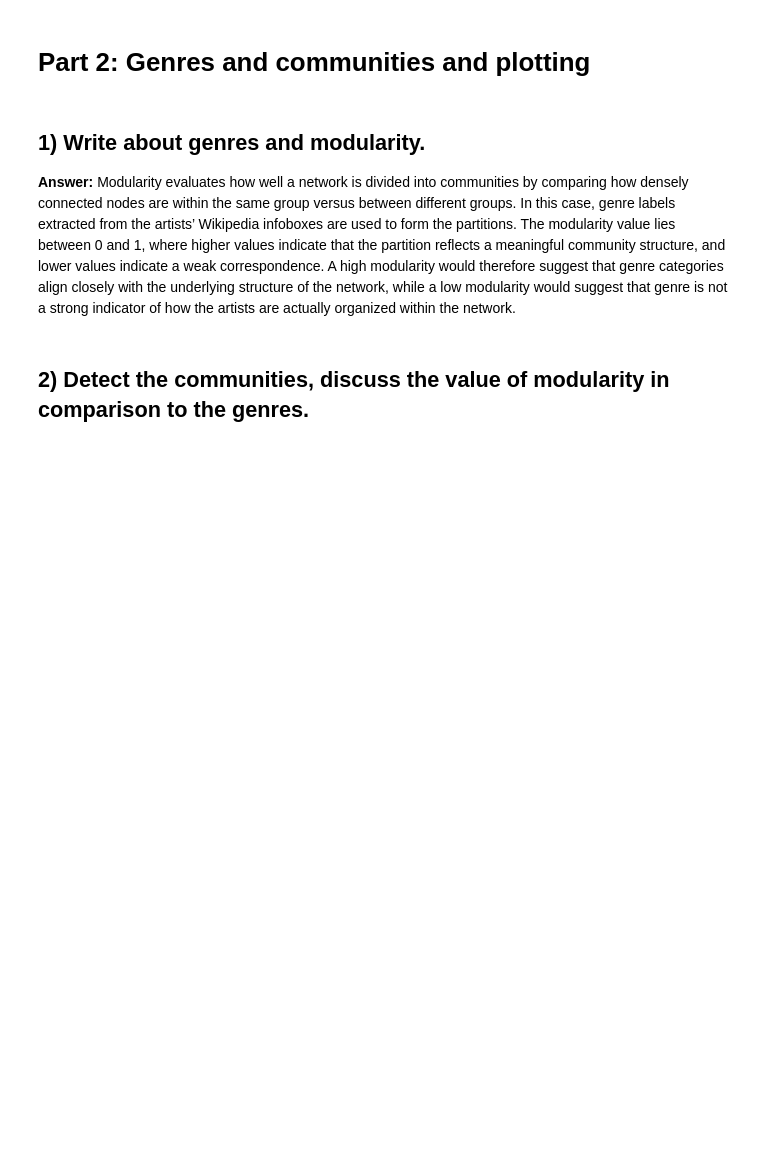
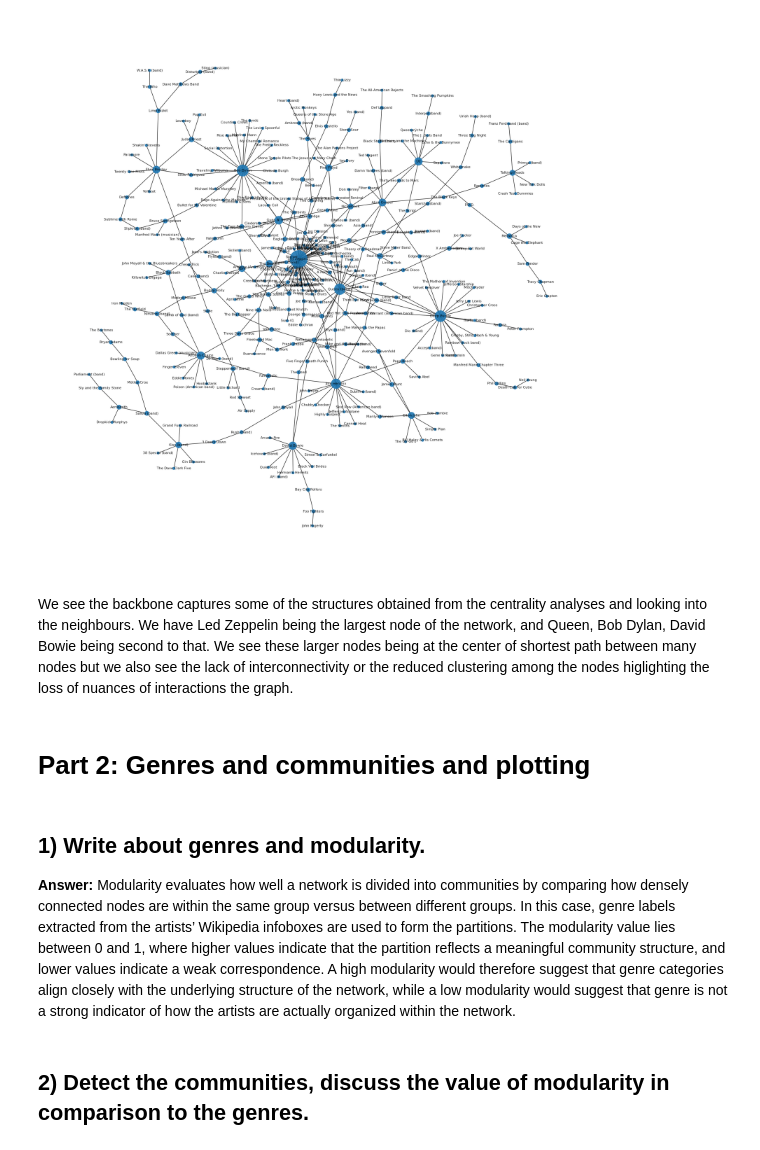
Before and after one commit to Emmsiiii/Assignment-2---02805-Social-Graphs-and-Interactions, a Jupyter notebook: Assignment-2.ipynb, the cells around one changed output. Saved outputs shown, nothing was run; the diff lists cells and outputs as text; code cells hidden in the pictures; blank space fills up the shorter version.

```diff
--- a/Assignment-2.ipynb
+++ b/Assignment-2.ipynb
@@ -0,0 +154,11 @@
+# %%
+# Extacrting the edges to df
+df_w1 = nx.to_pandas_edgelist(G_w1)
+# %%
+# Applying the disparity filter
+disparity_w1 = nb.disparity(df_w1)
+# %%
+# Filtering values based on threshold
+alpha1 = 0.12
+b_filtered1 = threshold_filter(disparity_w1, alpha1)
+print(b_filtered1)
@@ -0,0 +168,4 @@
+# %%
+# Only keeping the maximum giant component
+b_filtered1_cc = b_filtered1.subgraph(max(nx.connected_components(b_filtered1), key=len)).copy()
+print(b_filtered1_cc)
@@ -1,3 +191,31 @@
+# %%
+# Play with the force atlas algorhitm to get a visualization you like
+degree_b1 = nx.degree_centrality(b_filtered1_cc)
+plt.figure(figsize=(18, 18))
+pos = nx.forceatlas2_layout(
+    b_filtered1,
+    scaling_ratio=1,
+    gravity=25, # Applies center of gravity to
+    max_iter=700
+)
+
+# Scale node sizes by eigen centrality (normalize for readability)
+sizes_b1 = [v * 10000 for v in degree_b1.values()]  # 5000 = scale factor, adjust as needed
+
+# Draw graph
+nx.draw(
+    b_filtered1_cc,
+    pos=pos,
+    with_labels=True,
+    node_size=sizes_b1,
+    alpha=0.9,
+    font_size=8
+)
+plt.show()
+# %% [output]
+[figure, added]
+# %% [markdown]
+We see the backbone captures some of the structures obtained from the centrality analyses and looking into the neighbours. We have Led Zeppelin being the largest node of the network, and Queen, Bob Dylan, David Bowie being second to that. We see these larger nodes being at the center of shortest path between many nodes but we also see the lack of interconnectivity or the reduced clustering among the nodes higlighting the loss of nuances of interactions the graph.
 # %% [markdown]
 # **Part 2: Genres and communities and plotting**
 # %% [markdown]
```
Also changed, not shown: parts of 29 cells of this notebook.
